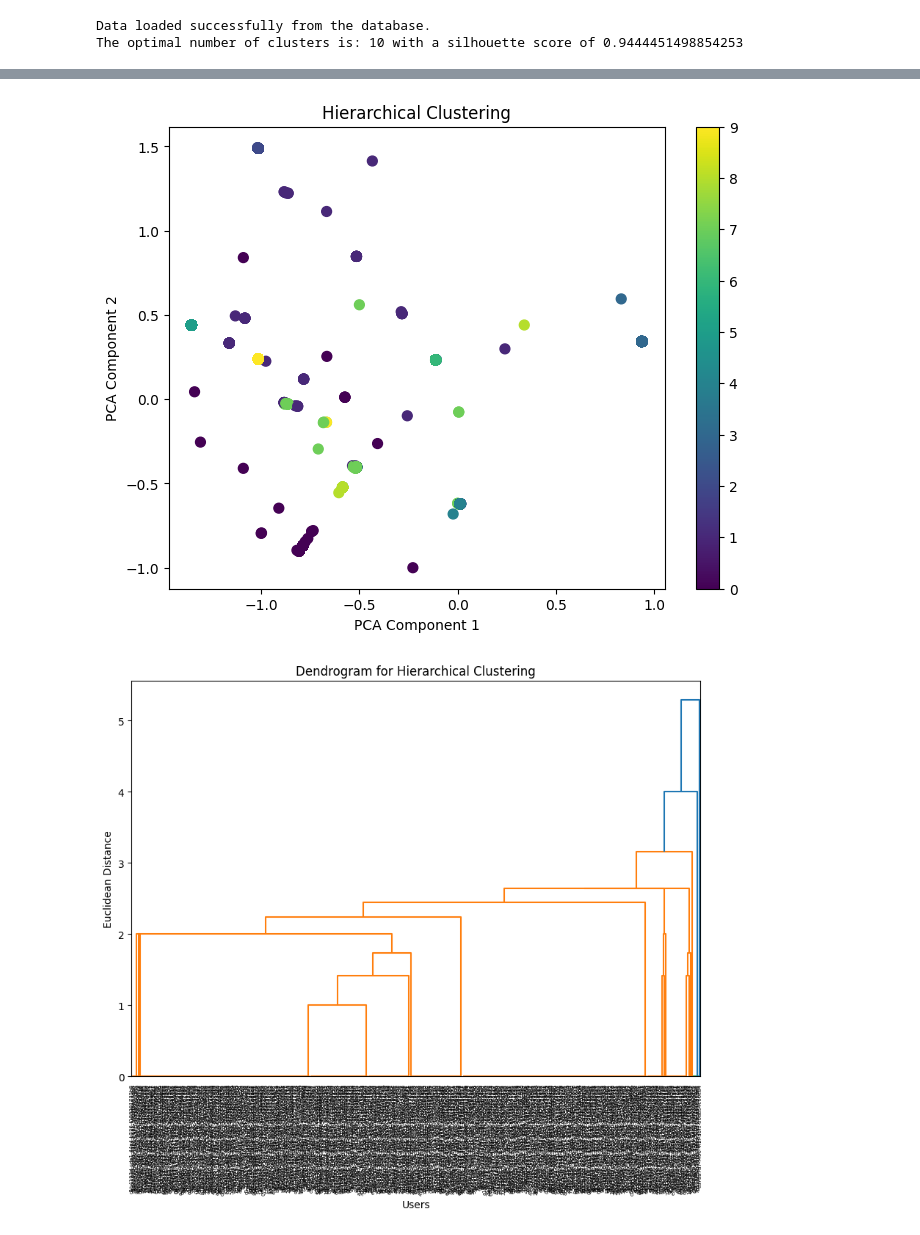
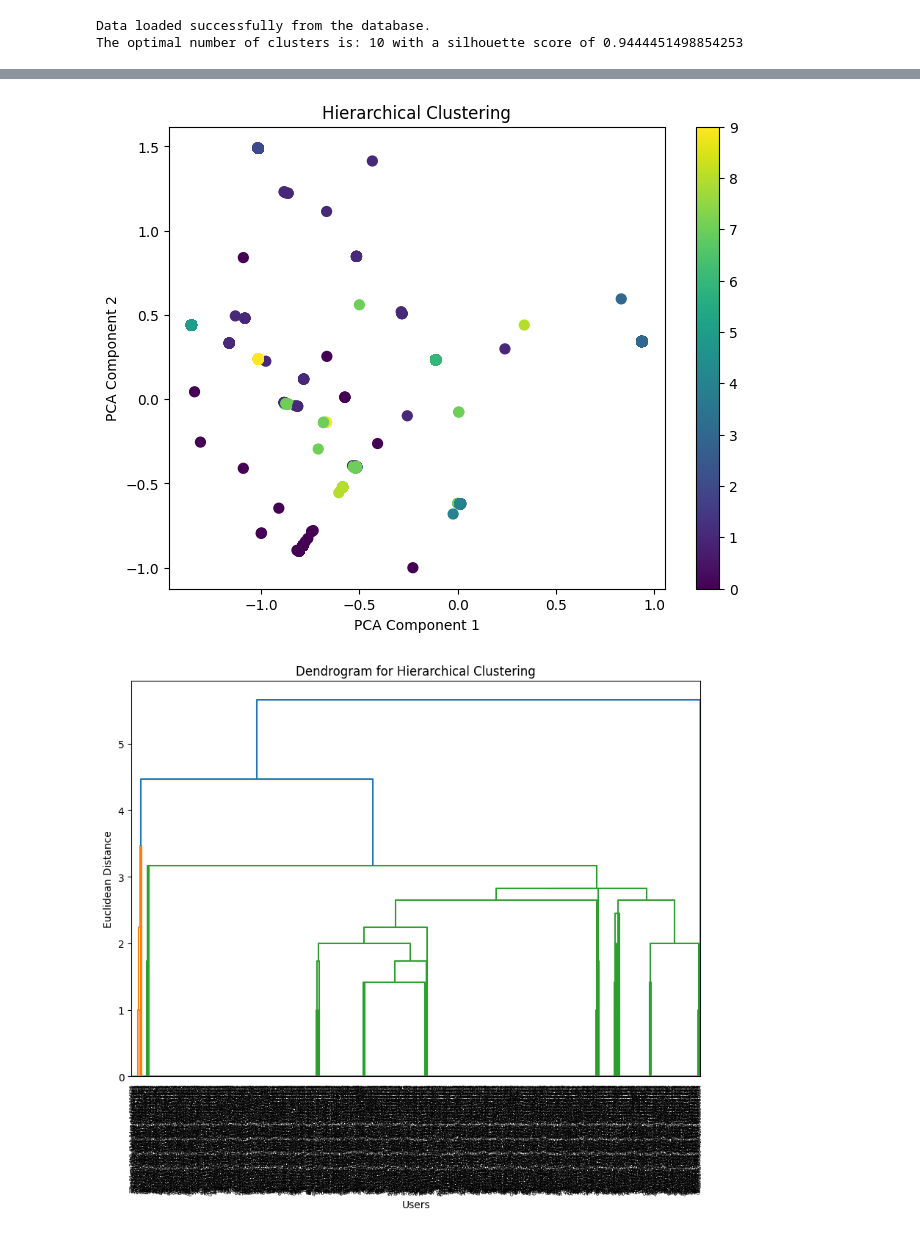
Before and after one commit to KimjeLassen/IDC_SQL_lib, a Jupyter notebook: Testing.ipynb, the cells around one changed output, grey strips where cells are left out. Cells and saved outputs as stored; diff of their text form; code cells hidden in the pictures.

```diff
--- a/Testing.ipynb
+++ b/Testing.ipynb
@@ -87,32 +87,32 @@ def plot_dendrogram(data, labels):
     """Generate a dendrogram for hierarchical clustering."""
     linked = linkage(data, method='complete')
     plt.figure(figsize=(10, 7))
     dendrogram(linked, orientation='top', labels=labels, distance_sort='descending', show_leaf_counts=False)
     plt.title("Dendrogram for Hierarchical Clustering")
     plt.xlabel("Users")
     plt.ylabel("Euclidean Distance")
     plt.show()
 
 df = fetch_data(sql_query)
 if df is not None:
     binary_access_matrix = transform_to_binary_matrix(df)
     optimal_cluster_count = find_optimal_clusters(binary_access_matrix)
 
     # Perform clustering
     kmeans_labels, hierarchical_labels = perform_clustering(binary_access_matrix, optimal_cluster_count)
 
     # Plot KMeans Clustering
     plot_clusters(binary_access_matrix, kmeans_labels, "K-Means Clustering")
 
     # Plot Hierarchical Clustering
     plot_clusters(binary_access_matrix, hierarchical_labels, "Hierarchical Clustering")
 
     # Plot Dendrogram
-    subset_data = binary_access_matrix.sample(n=500, random_state=42)  # Adjust sample size as needed
+    subset_data = binary_access_matrix.sample(n=1000, random_state=42)  # Adjust sample size as needed
     plot_dendrogram(subset_data, subset_data.index.tolist())
 # %% [output]
 Data loaded successfully from the database.
 The optimal number of clusters is: 10 with a silhouette score of 0.9444451498854253
 [figure]
 [figure]
-[figure, old version]
+[figure, new version]
```
Also changed, not shown: 1 other file.
